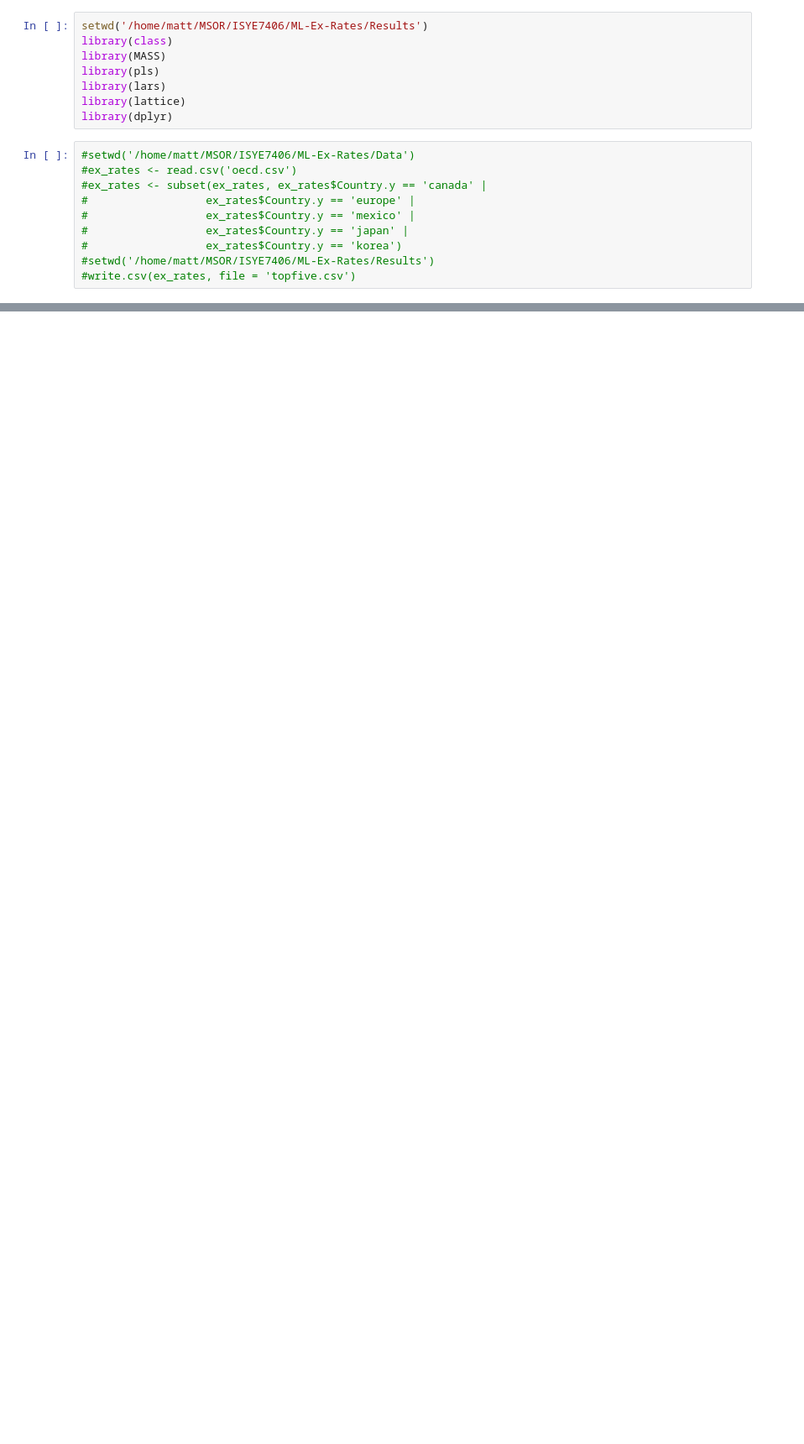
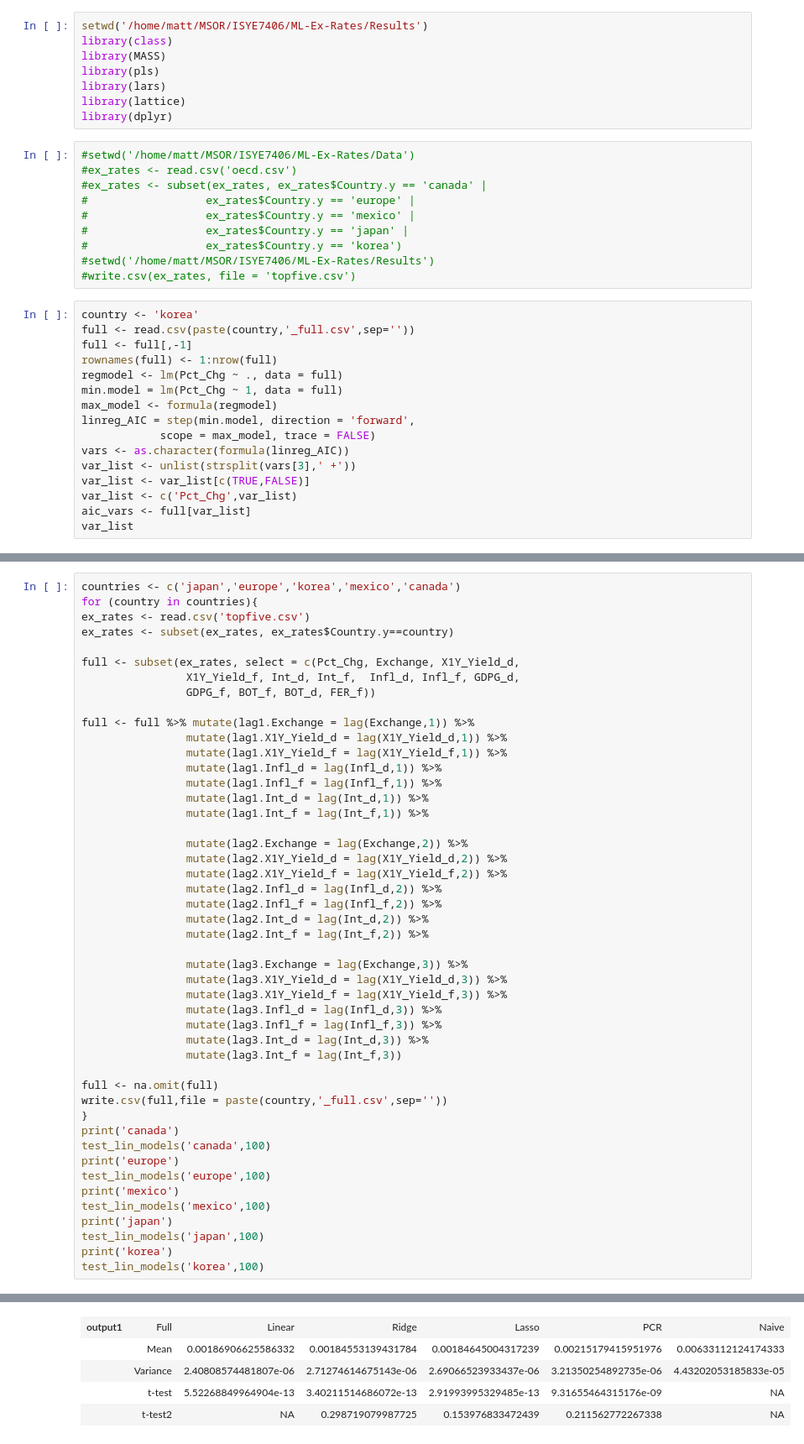
Before and after one commit to MthwRobinson/ML-Ex-Rates, a Jupyter notebook: Results/linear_models.ipynb, the cells around one changed output, grey strips where cells are left out. Shown at 84% size. Drawn from its saved outputs; the diff is of its cells as text; blank space fills up the shorter version.

```diff
--- a/Results/linear_models.ipynb
+++ b/Results/linear_models.ipynb
@@ -16,3 +16,19 @@ library(dplyr)
 #                  ex_rates$Country.y == 'korea')
 #setwd('/home/matt/MSOR/ISYE7406/ML-Ex-Rates/Results')
 #write.csv(ex_rates, file = 'topfive.csv')
+# %%
+country <- 'korea'
+full <- read.csv(paste(country,'_full.csv',sep=''))
+full <- full[,-1]
+rownames(full) <- 1:nrow(full)
+regmodel <- lm(Pct_Chg ~ ., data = full)
+min.model = lm(Pct_Chg ~ 1, data = full)
+max_model <- formula(regmodel)
+linreg_AIC = step(min.model, direction = 'forward',
+            scope = max_model, trace = FALSE)
+vars <- as.character(formula(linreg_AIC))
+var_list <- unlist(strsplit(vars[3],' +'))
+var_list <- var_list[c(TRUE,FALSE)]
+var_list <- c('Pct_Chg',var_list)
+aic_vars <- full[var_list]
+var_list
@@ -18,0 +178,48 @@ library(dplyr)
+# %%
+countries <- c('japan','europe','korea','mexico','canada')
+for (country in countries){
+ex_rates <- read.csv('topfive.csv')
+ex_rates <- subset(ex_rates, ex_rates$Country.y==country)
+
+full <- subset(ex_rates, select = c(Pct_Chg, Exchange, X1Y_Yield_d,
+                X1Y_Yield_f, Int_d, Int_f,  Infl_d, Infl_f, GDPG_d,
+                GDPG_f, BOT_f, BOT_d, FER_f))
+
+full <- full %>% mutate(lag1.Exchange = lag(Exchange,1)) %>%
+                mutate(lag1.X1Y_Yield_d = lag(X1Y_Yield_d,1)) %>%
+                mutate(lag1.X1Y_Yield_f = lag(X1Y_Yield_f,1)) %>%
+                mutate(lag1.Infl_d = lag(Infl_d,1)) %>%
+                mutate(lag1.Infl_f = lag(Infl_f,1)) %>%
+                mutate(lag1.Int_d = lag(Int_d,1)) %>%
+                mutate(lag1.Int_f = lag(Int_f,1)) %>%
+
+                mutate(lag2.Exchange = lag(Exchange,2)) %>%
+                mutate(lag2.X1Y_Yield_d = lag(X1Y_Yield_d,2)) %>%
+                mutate(lag2.X1Y_Yield_f = lag(X1Y_Yield_f,2)) %>%
+                mutate(lag2.Infl_d = lag(Infl_d,2)) %>%
+                mutate(lag2.Infl_f = lag(Infl_f,2)) %>%
+                mutate(lag2.Int_d = lag(Int_d,2)) %>%
+                mutate(lag2.Int_f = lag(Int_f,2)) %>%
+
+                mutate(lag3.Exchange = lag(Exchange,3)) %>%
+                mutate(lag3.X1Y_Yield_d = lag(X1Y_Yield_d,3)) %>%
+                mutate(lag3.X1Y_Yield_f = lag(X1Y_Yield_f,3)) %>%
+                mutate(lag3.Infl_d = lag(Infl_d,3)) %>%
+                mutate(lag3.Infl_f = lag(Infl_f,3)) %>%
+                mutate(lag3.Int_d = lag(Int_d,3)) %>%
+                mutate(lag3.Int_f = lag(Int_f,3))
+
+full <- na.omit(full)
+write.csv(full,file = paste(country,'_full.csv',sep=''))
+}
+print('canada')
+test_lin_models('canada',100)
+print('europe')
+test_lin_models('europe',100)
+print('mexico')
+test_lin_models('mexico',100)
+print('japan')
+test_lin_models('japan',100)
+print('korea')
+test_lin_models('korea',100)
+# %% [output]
@@ -18,0 +227,5 @@ library(dplyr)
+| output1 | Full | Linear | Ridge | Lasso | PCR | Naive |
+|  | Mean | 0.00186906625586332 | 0.00184553139431784 | 0.00184645004317239 | 0.00215179415951976 | 0.00633112124174333 |
+|  | Variance | 2.40808574481807e-06 | 2.71274614675143e-06 | 2.69066523933437e-06 | 3.21350254892735e-06 | 4.43202053185833e-05 |
+|  | t-test | 5.52268849964904e-13 | 3.40211514686072e-13 | 2.91993995329485e-13 | 9.31655464315176e-09 | NA |
+|  | t-test2 | NA | 0.298719079987725 | 0.153976833472439 | 0.211562772267338 | NA |
```
Also changed, not shown: parts of 15 cells of this notebook, 15 other files.
